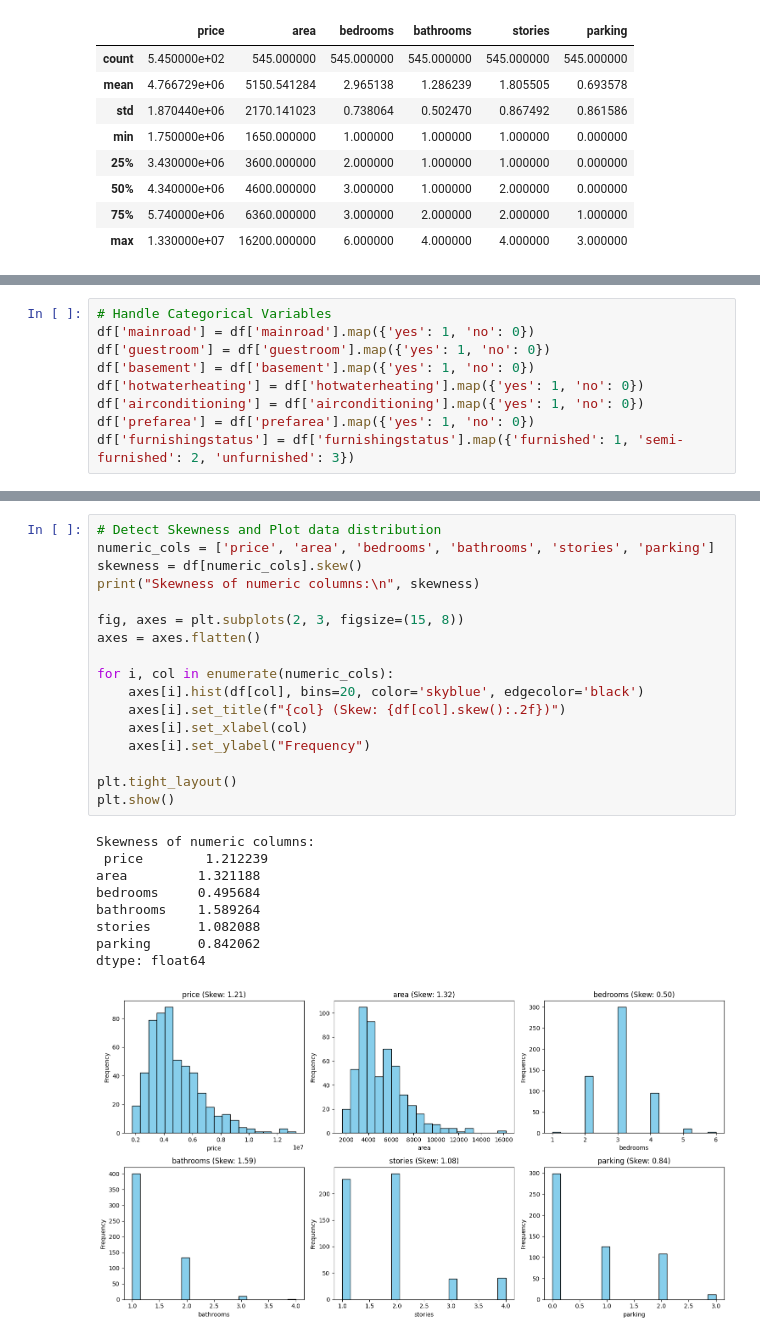
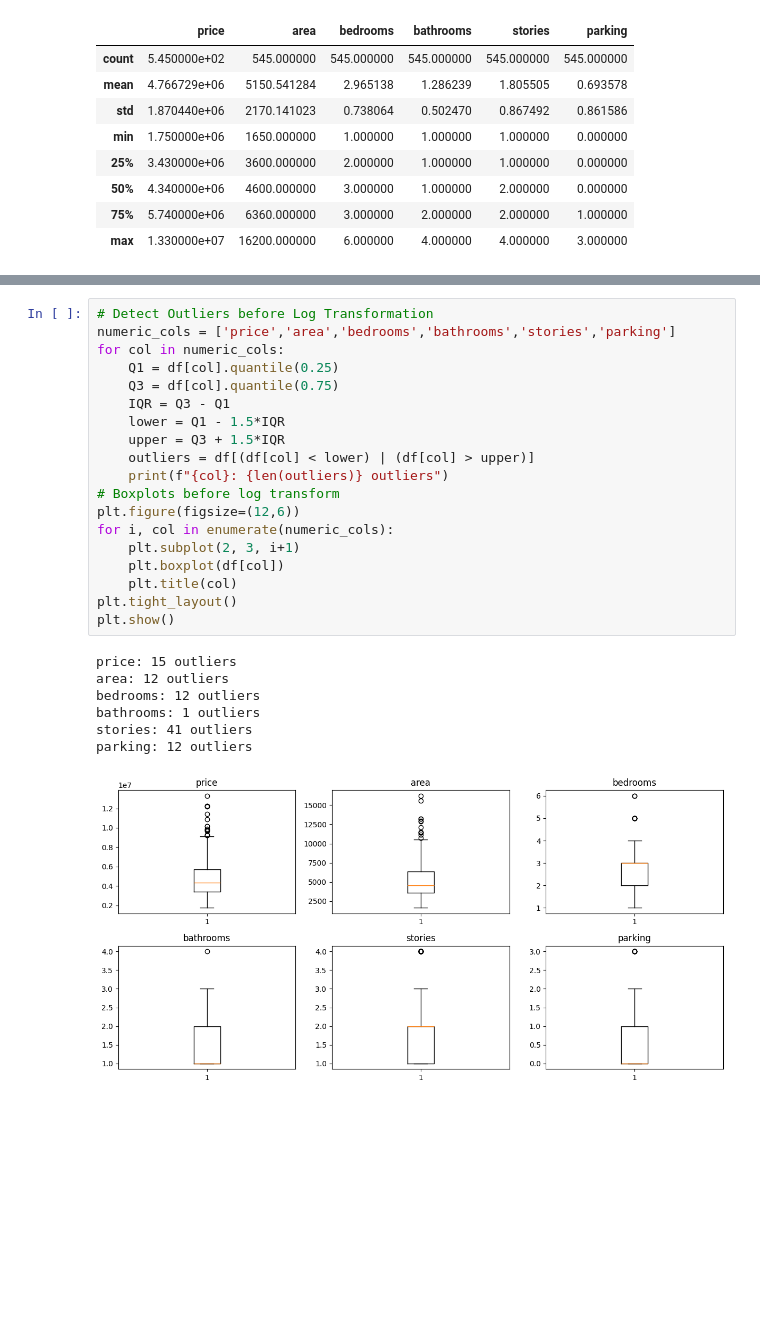
Before and after one commit to Sunmathi-A77/House_Price_Prediction, a Jupyter notebook: House_Price_Prediction.ipynb, the cells around one changed output, grey strips where cells are left out. Drawn from its saved outputs; the diff is of its cells as text; blank space fills up the shorter version.

```diff
--- a/House_Price_Prediction.ipynb
+++ b/House_Price_Prediction.ipynb
@@ -111,9 +100,0 @@ dtype: object
-# %%
-# Handle Categorical Variables
-df['mainroad'] = df['mainroad'].map({'yes': 1, 'no': 0})
-df['guestroom'] = df['guestroom'].map({'yes': 1, 'no': 0})
-df['basement'] = df['basement'].map({'yes': 1, 'no': 0})
-df['hotwaterheating'] = df['hotwaterheating'].map({'yes': 1, 'no': 0})
-df['airconditioning'] = df['airconditioning'].map({'yes': 1, 'no': 0})
-df['prefarea'] = df['prefarea'].map({'yes': 1, 'no': 0})
-df['furnishingstatus'] = df['furnishingstatus'].map({'furnished': 1, 'semi-furnished': 2, 'unfurnished': 3})
@@ -170,27 +101,27 @@ plt.show()
-# %%
-# Detect Skewness and Plot data distribution
-numeric_cols = ['price', 'area', 'bedrooms', 'bathrooms', 'stories', 'parking']
-skewness = df[numeric_cols].skew()
-print("Skewness of numeric columns:\n", skewness)
-
-fig, axes = plt.subplots(2, 3, figsize=(15, 8))
-axes = axes.flatten()
-
-for i, col in enumerate(numeric_cols):
-    axes[i].hist(df[col], bins=20, color='skyblue', edgecolor='black')
-    axes[i].set_title(f"{col} (Skew: {df[col].skew():.2f})")
-    axes[i].set_xlabel(col)
-    axes[i].set_ylabel("Frequency")
-
-plt.tight_layout()
-plt.show()
-# %% [output]
-Skewness of numeric columns:
- price        1.212239
-area         1.321188
-bedrooms     0.495684
-bathrooms    1.589264
-stories      1.082088
-parking      0.842062
-dtype: float64
-[figure, removed]
+# %%
+# Detect Outliers before Log Transformation
+numeric_cols = ['price','area','bedrooms','bathrooms','stories','parking']
+for col in numeric_cols:
+    Q1 = df[col].quantile(0.25)
+    Q3 = df[col].quantile(0.75)
+    IQR = Q3 - Q1
+    lower = Q1 - 1.5*IQR
+    upper = Q3 + 1.5*IQR
+    outliers = df[(df[col] < lower) | (df[col] > upper)]
+    print(f"{col}: {len(outliers)} outliers")
+# Boxplots before log transform
+plt.figure(figsize=(12,6))
+for i, col in enumerate(numeric_cols):
+    plt.subplot(2, 3, i+1)
+    plt.boxplot(df[col])
+    plt.title(col)
+plt.tight_layout()
+plt.show()
+# %% [output]
+price: 15 outliers
+area: 12 outliers
+bedrooms: 12 outliers
+bathrooms: 1 outliers
+stories: 41 outliers
+parking: 12 outliers
+[figure, added]
```
Also changed, not shown: parts of 42 cells of this notebook, 1 other file.
